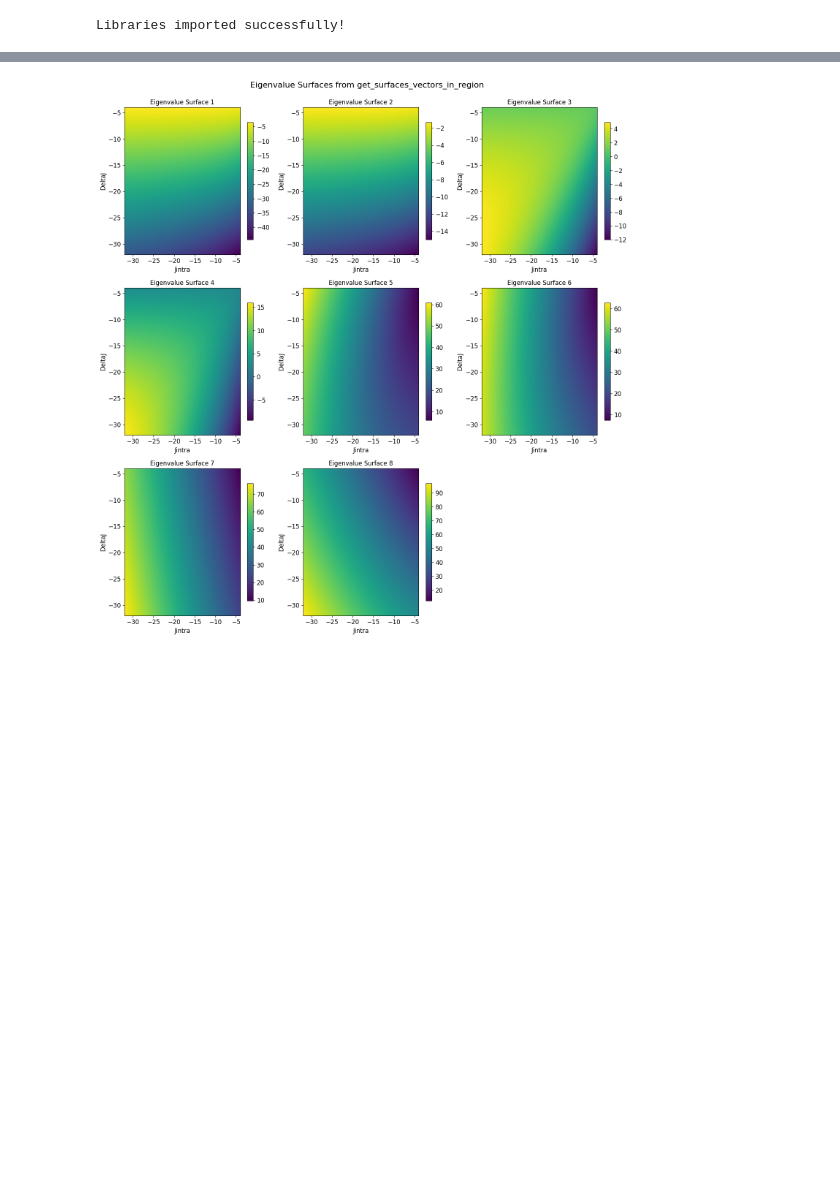
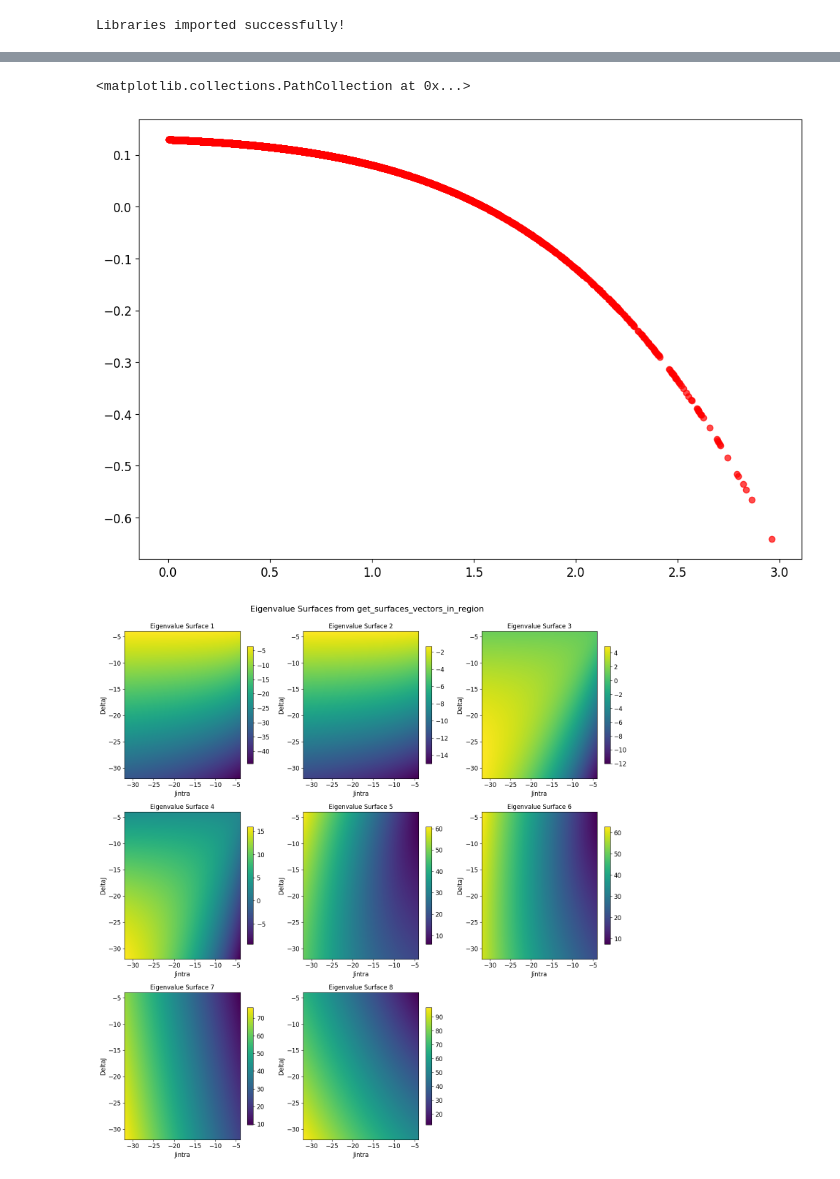
Before and after one commit to Alexankharin/NMRKan, a Jupyter notebook: notebooks/8. EDA_4CH2.ipynb, the cells around one changed output, grey strips where cells are left out. Drawn from its saved outputs; the diff is of its cells as text; code cells hidden in the pictures; blank space fills up the shorter version.

```diff
--- a/notebooks/8. EDA_4CH2.ipynb
+++ b/notebooks/8. EDA_4CH2.ipynb
@@ -36,3 +59,25 @@ Libraries imported successfully!
+# %%
+def pred_z0(x_0):
+    return -0.03081*x_0 - 0.02893*x_0**2.0 + 0.00376*x_0**3.0 + 0.00188*x_0**4.0 - 0.33949
+def pred_z1(x_0):
+    return -0.12455*x_0 - 0.1193*x_0**2.0 + 0.01048*x_0**3.0 + 0.00524*x_0**4.0 - 0.23639
+def pred_z2(x_0):
+    return -0.02995*x_0 - 0.03913*x_0**2.0 - 0.01836*x_0**3.0 - 0.00918*x_0**4.0 + 0.17377
+def pred_z3(x_0):
+    return -0.01574*x_0 - 0.0155*x_0**2.0 - 0.05211
+def pred_z4(x_0):
+    return -0.02289*x_0 - 0.01658*x_0**2.0 + 0.01262*x_0**3.0 + 0.00631*x_0**4.0 - 0.36716
+def pred_z5(x_0):
+    return  0.15046*x_0 + 0.14268*x_0**2.0 - 0.01552*x_0**3.0 - 0.00776*x_0**4.0 - 0.44354
+def pred_z6(x_0):
+    return  0.02853*x_0 + 0.0299*x_0**2.0 + 0.00275*x_0**3.0 + 0.00138*x_0**4.0 + 0.36186
+def pred_z7(x_0):
+    return -0.00839*x_0 - 0.01339*x_0**2.0 - 0.01*x_0**3.0 - 0.005*x_0**4.0 + 0.02367
+# %%
+z0=pred_z0(dataset['train_input'][...,0])
+# %% [output]
+<matplotlib.collections.PathCollection at 0x...>
+[figure, added]
 # %%
 deltaJ_grid, Jintra_grid, eigvals, eigvecs = get_surfaces_vectors_in_region(
     min_Jintra=-32, max_Jintra=-4, jintra_points=300,
```
Also changed, not shown: parts of 4 cells of this notebook, 4 other files.
